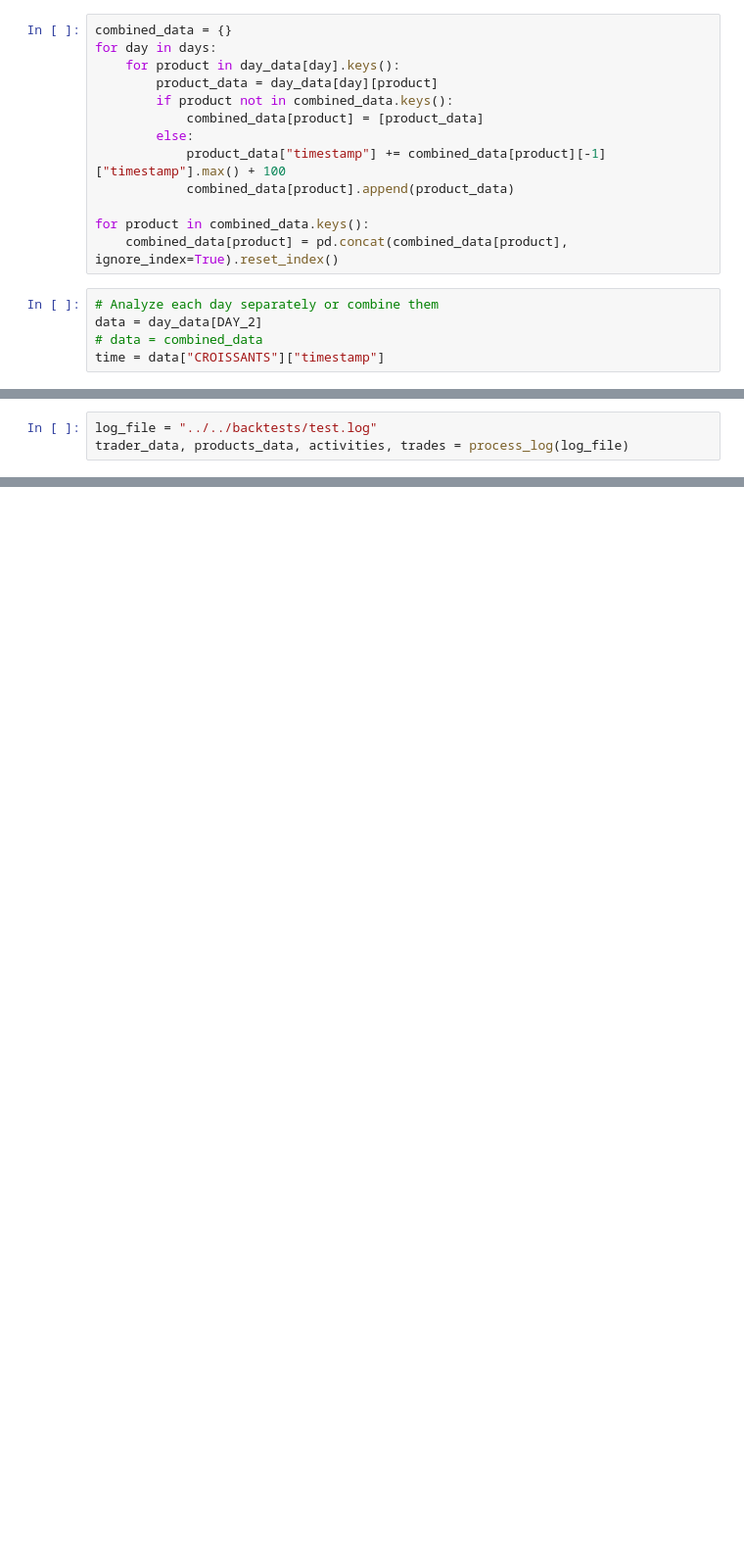
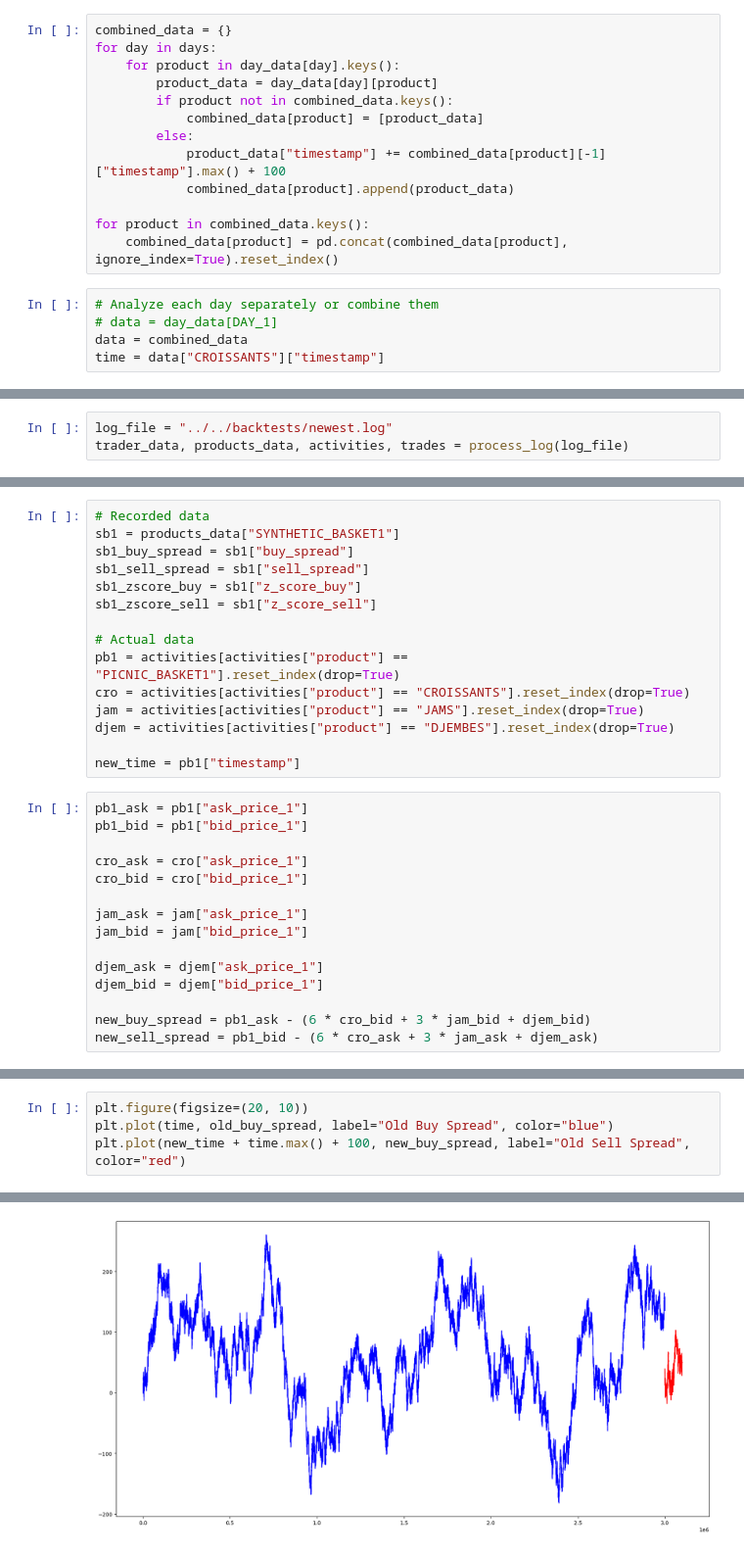
Before and after one commit to ashokolarov/prosperity3, a Jupyter notebook: development/round2/real_data.ipynb, the cells around one changed output, grey strips where cells are left out. Shown at 98% size. Cells and saved outputs as stored; diff of their text form; blank space fills up the shorter version.

```diff
--- a/development/round2/real_data.ipynb
+++ b/development/round2/real_data.ipynb
@@ -102,6 +102,6 @@ for product in combined_data.keys():
     combined_data[product] = pd.concat(combined_data[product], ignore_index=True).reset_index()
 # %%
 # Analyze each day separately or combine them
-data = day_data[DAY_2]
-# data = combined_data
+# data = day_data[DAY_1]
+data = combined_data
 time = data["CROISSANTS"]["timestamp"]
@@ -108,3 +120,3 @@ time = data["CROISSANTS"]["timestamp"]
 # %%
-log_file = "../../backtests/test.log"
+log_file = "../../backtests/newest.log"
 trader_data, products_data, activities, trades = process_log(log_file)
@@ -137,0 +123,30 @@ z_score_sell = (spread_sell - np.mean(spread_sell)) / np.std(spread_sell)
+# %%
+# Recorded data
+sb1 = products_data["SYNTHETIC_BASKET1"]
+sb1_buy_spread = sb1["buy_spread"]
+sb1_sell_spread = sb1["sell_spread"]
+sb1_zscore_buy = sb1["z_score_buy"]
+sb1_zscore_sell = sb1["z_score_sell"]
+
+# Actual data
+pb1 = activities[activities["product"] == "PICNIC_BASKET1"].reset_index(drop=True)
+cro = activities[activities["product"] == "CROISSANTS"].reset_index(drop=True)
+jam = activities[activities["product"] == "JAMS"].reset_index(drop=True)
+djem = activities[activities["product"] == "DJEMBES"].reset_index(drop=True)
+
+new_time = pb1["timestamp"]
+# %%
+pb1_ask = pb1["ask_price_1"]
+pb1_bid = pb1["bid_price_1"]
+
+cro_ask = cro["ask_price_1"]
+cro_bid = cro["bid_price_1"]
+
+jam_ask = jam["ask_price_1"]
+jam_bid = jam["bid_price_1"]
+
+djem_ask = djem["ask_price_1"]
+djem_bid = djem["bid_price_1"]
+
+new_buy_spread = pb1_ask - (6 * cro_bid + 3 * jam_bid + djem_bid)
+new_sell_spread = pb1_bid - (6 * cro_ask + 3 * jam_ask + djem_ask)
@@ -137,0 +162,5 @@ z_score_sell = (spread_sell - np.mean(spread_sell)) / np.std(spread_sell)
+# %%
+plt.figure(figsize=(20, 10))
+plt.plot(time, old_buy_spread, label="Old Buy Spread", color="blue")
+plt.plot(new_time + time.max() + 100, new_buy_spread, label="Old Sell Spread", color="red")
+# %% [output]
@@ -138 +168,2 @@ z_score_sell = (spread_sell - np.mean(spread_sell)) / np.std(spread_sell)
+[figure, added]
 # %%
```
Also changed, not shown: parts of 8 cells of this notebook, 7 other files.
